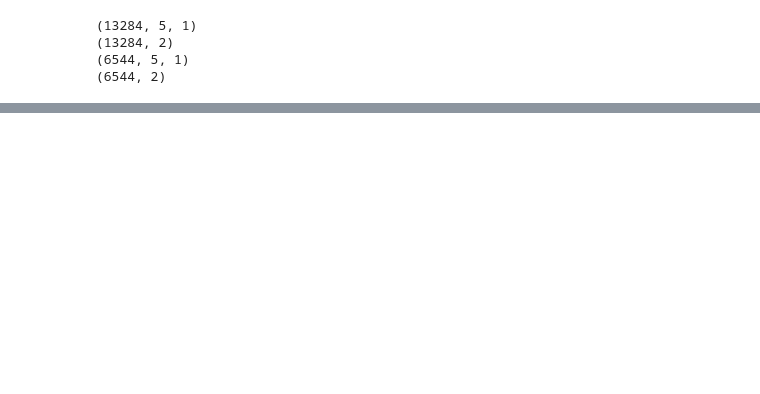
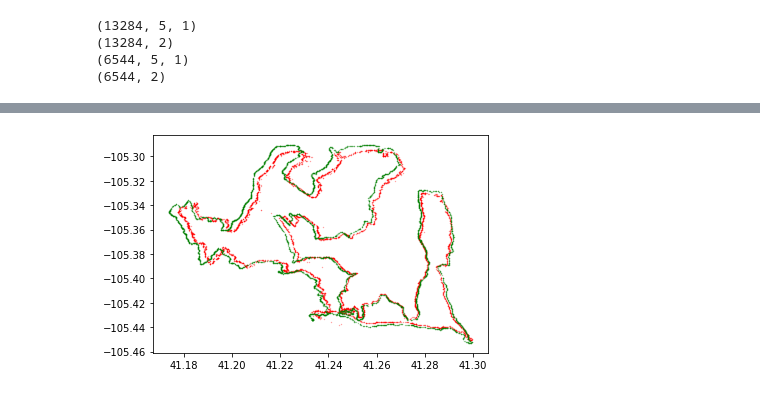
Before and after one commit to Lavkushwaha/GPS-Data-Prediction-ML-RNN, a Jupyter notebook: Model.ipynb, the cells around one changed output, grey strips where cells are left out. Saved outputs shown, nothing was run; the diff lists cells and outputs as text; code cells hidden in the pictures; blank space fills up the shorter version.

```diff
--- a/Model.ipynb
+++ b/Model.ipynb
@@ -111,4 +177,7 @@ Epoch 50/50
+# %%
+from tensorflow.python.keras.models import load_model
+model1 = load_model('model/gps/model.h5')
 # %%
-result = model.predict(x_test)
+result = model1.predict(x_test)
 result
 # %% [output]
@@ -121,0 +191,5 @@ array([[ 0.99990904, -0.99990875],
+# %%
+
+res_df = sc.inverse_transform(result)
+# res_df.reshape(new_df.shape[0],5,1)
+res_df
@@ -122,4 +204,6 @@ array([[ 0.99990904, -0.99990875],
 # %%
+y_test_actual=sc.inverse_transform(y_test)
+print(y_test_actual)
 # for i in range(len(result)):
 #     plt.scatter(result[0][i],result[1][i],c='r')
 #     plt.scatter(y_test[0][i],y_test[1][i],c='g')
@@ -128,3 +220,18 @@ array([[ 0.99990904, -0.99990875],
+# %%
+# Plotting actual points with GPS points
+
+predicted_df = pd.DataFrame(data=res_df[0:,0:],index=[i for i in range(res_df.shape[0])],columns=['f'+str(i) for i in range(res_df.shape[1])])
+
+actual_df = pd.DataFrame(data=y_test_actual[0:,0:],index=[i for i in range(y_test_actual.shape[0])],columns=['f'+str(i) for i in range(y_test_actual.shape[1])])
+
+# for i in range(len(res_df)):
+# #   print(i)
+plt.scatter(x=predicted_df['f0'],y=predicted_df['f1'],c='r',s=0.1,alpha=0.5)
+plt.scatter(x=actual_df['f0'],y=actual_df['f1'],c='g',s=0.1,alpha=0.5)
+
+plt.show()
+# %% [output]
+[figure, added]
 # %%
 plt.plot(history.history['loss'])
 plt.show()
```
Also changed, not shown: parts of 23 cells of this notebook, 9 other files.
